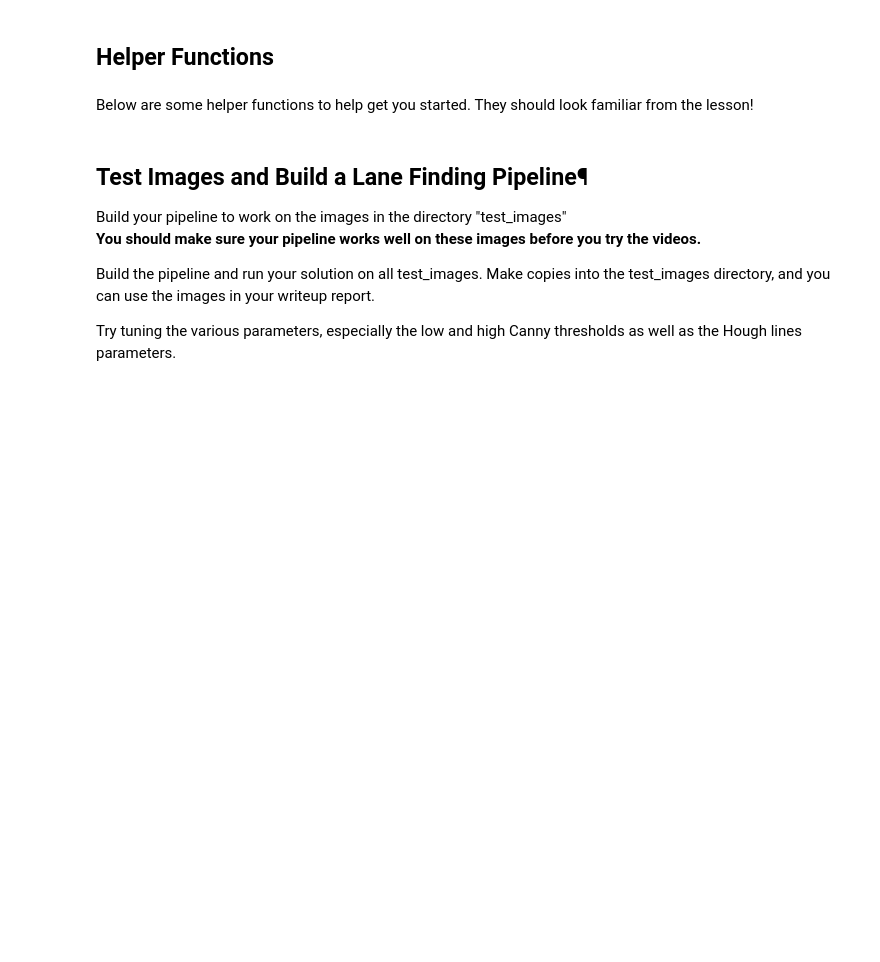
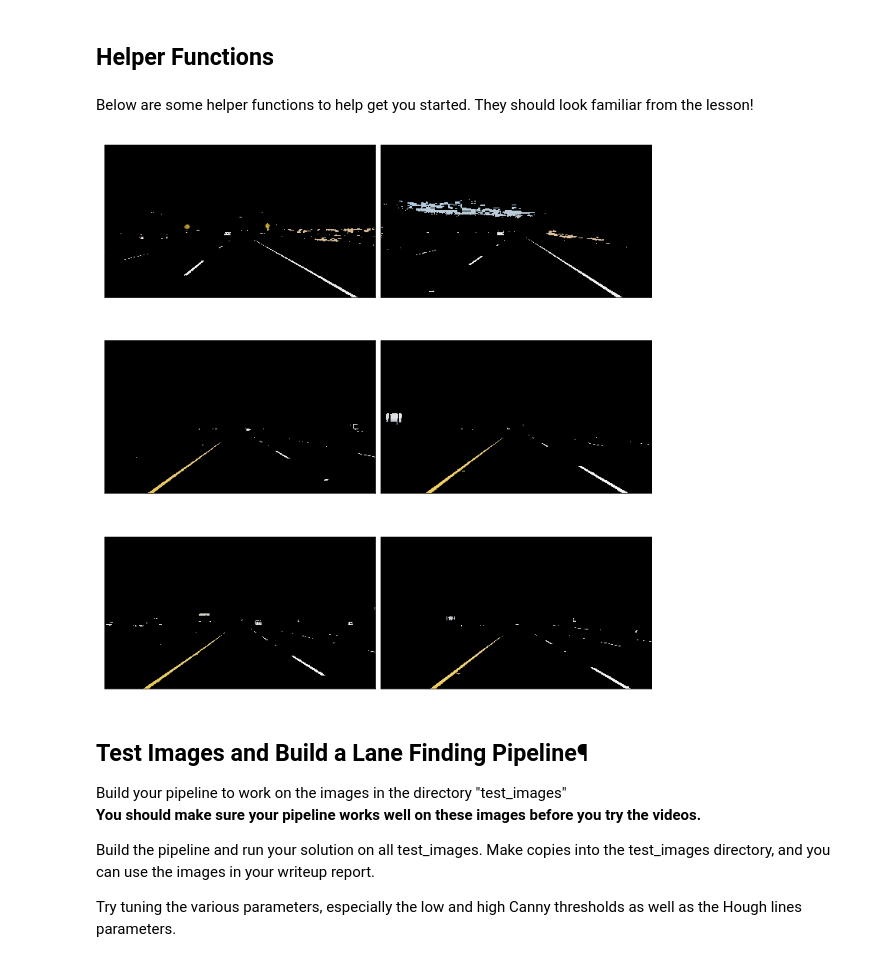
Before and after one commit to Nazanin1369/LaneLinesDetection, a Jupyter notebook: P1.ipynb, the cells around one changed output. Drawn from its saved outputs; the diff is of its cells as text; code cells hidden in the pictures; blank space fills up the shorter version.

```diff
--- a/P1.ipynb
+++ b/P1.ipynb
@@ -239,6 +243,26 @@ def lines_linreg(lines_array):
     x = np.array(x)
     y = np.array(x * m + c)
     return x, y, m, c
+# %%
+def select_white_yellow(image):
+    converted = cv2.cvtColor(image, cv2.COLOR_RGB2HLS)
+    # white color mask
+    lower = np.uint8([  0, 200,   0])
+    upper = np.uint8([255, 255, 255])
+    white_mask = cv2.inRange(converted, lower, upper)
+    # yellow color mask
+    lower = np.uint8([ 10,   0, 100])
+    upper = np.uint8([ 40, 255, 255])
+    yellow_mask = cv2.inRange(converted, lower, upper)
+    # combine the mask
+    mask = cv2.bitwise_or(white_mask, yellow_mask)
+    return cv2.bitwise_and(image, image, mask = mask)
+
+white_yellow_images = list(map(select_white_yellow, test_images))
+
+show_images(white_yellow_images)
+# %% [output]
+[figure, added]
 # %% [markdown]
 ## Test Images and Build a Lane Finding Pipeline¶
 
```
Also changed, not shown: parts of 8 cells of this notebook, 3 other files.
